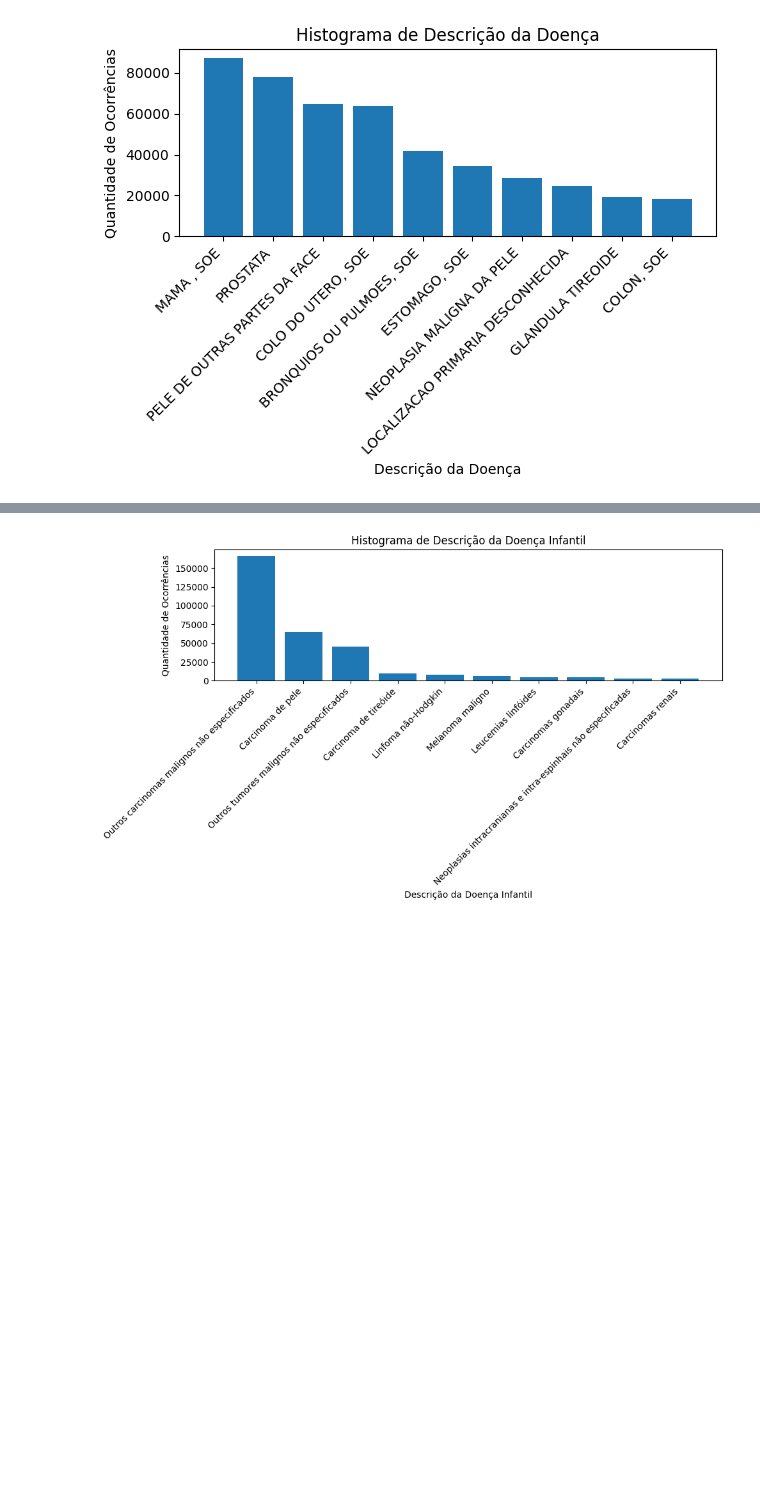
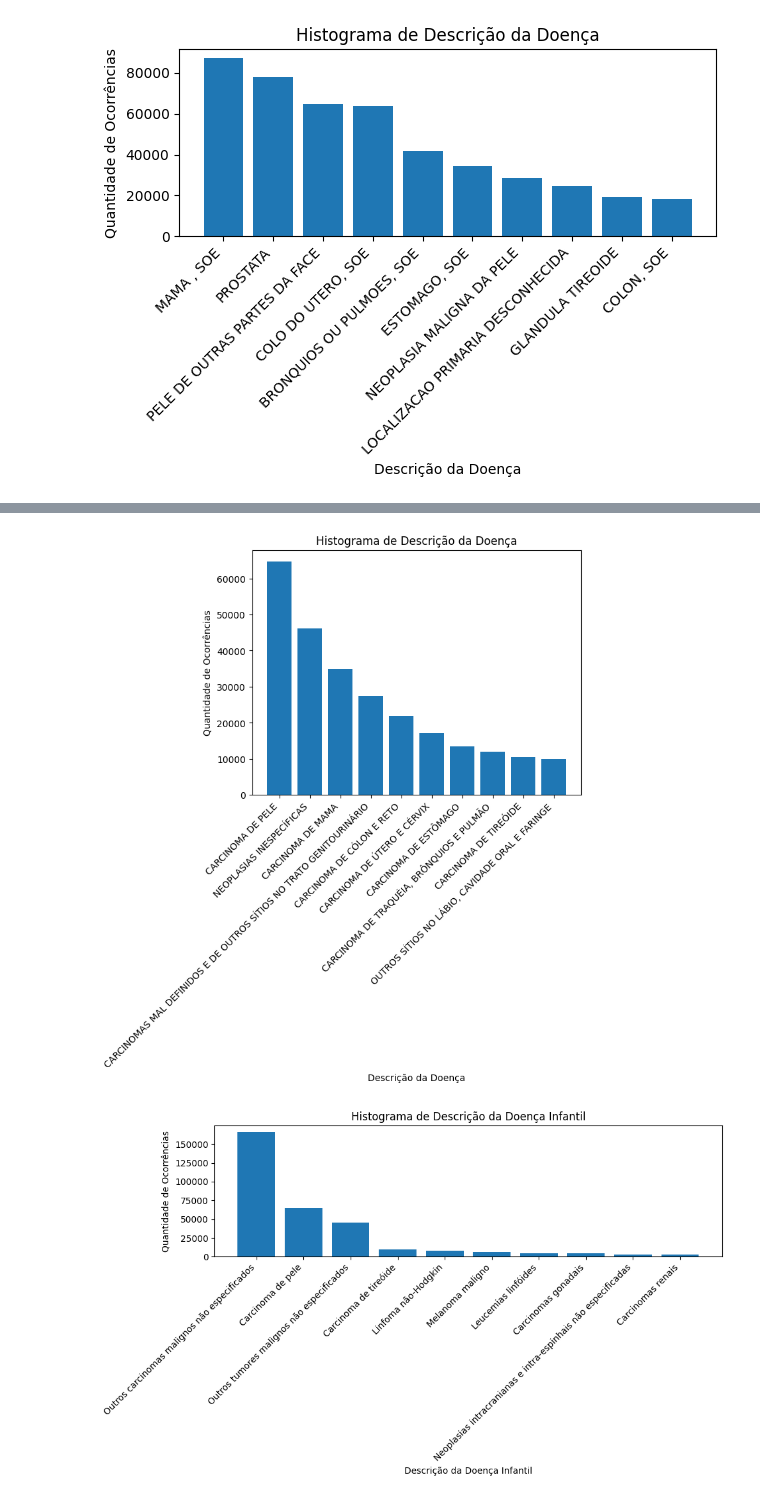
Before and after one commit to MateusVasc/IC-Cancer-Time-Series, a Jupyter notebook: analise_1.ipynb, the cells around one changed output, grey strips where cells are left out. Drawn from its saved outputs; the diff is of its cells as text; code cells hidden in the pictures; blank space fills up the shorter version.

```diff
--- a/analise_1.ipynb
+++ b/analise_1.ipynb
@@ -224,3 +243,19 @@ plt.tight_layout()
+# %%
+contagem_doenca_jovem = df['Descrição da Doenca Adulto Jovem'].value_counts()
+
+fig, ax = plt.subplots()
+
+ax.bar(contagem_doenca_jovem.head(10).index, contagem_doenca_jovem.head(10).values)
+ax.set_title("Histograma de Descrição da Doença")
+ax.set_ylabel("Quantidade de Ocorrências")
+ax.set_xlabel("Descrição da Doença")
+
+ax.set_xticks(range(len(contagem_doenca_jovem.head(10).index)))
+ax.set_xticklabels(contagem_doenca_jovem.head(10).index, rotation=45, ha='right')
+
+plt.tight_layout()
+# %% [output]
+[figure, added]
 # %%
 contagem_doenca_infantil = df['Descrição da Doenca Infantil'].value_counts()
 
```
Also changed, not shown: parts of 8 cells of this notebook.
